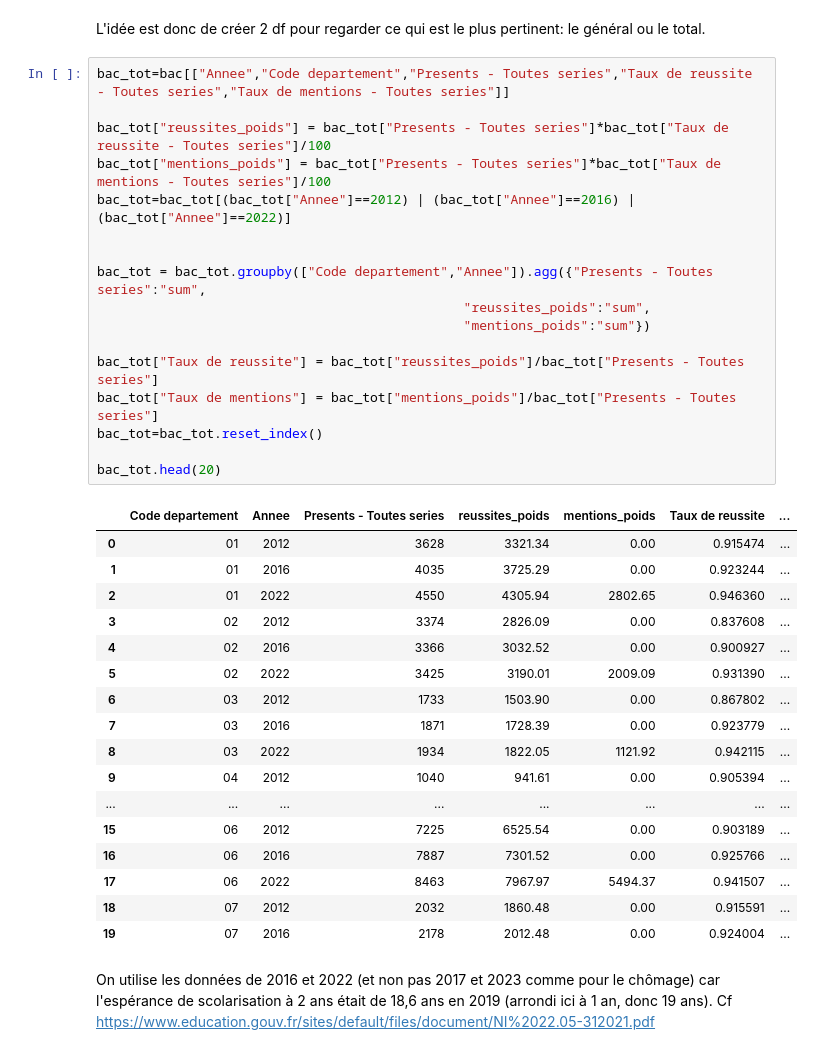
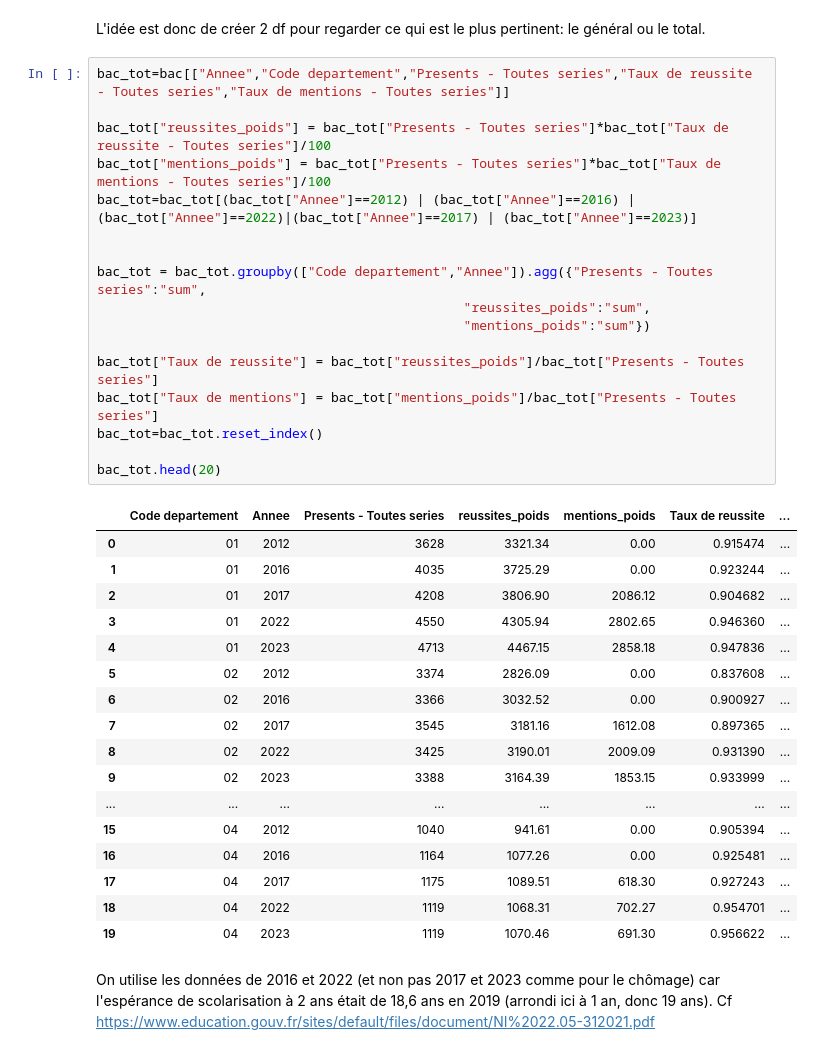
Before and after one commit to ma2nons/Projet-python, a Jupyter notebook: département/test_annees.ipynb, the cells around one changed output. Saved outputs shown, nothing was run; the diff lists cells and outputs as text.

```diff
--- a/département/test_annees.ipynb
+++ b/département/test_annees.ipynb
@@ -211,38 +173,38 @@ L'idée est donc de créer 2 df pour regarder ce qui est le plus pertinent: le g
 # %%
 bac_tot=bac[["Annee","Code departement","Presents - Toutes series","Taux de reussite - Toutes series","Taux de mentions - Toutes series"]]
 
 bac_tot["reussites_poids"] = bac_tot["Presents - Toutes series"]*bac_tot["Taux de reussite - Toutes series"]/100
 bac_tot["mentions_poids"] = bac_tot["Presents - Toutes series"]*bac_tot["Taux de mentions - Toutes series"]/100
-bac_tot=bac_tot[(bac_tot["Annee"]==2012) | (bac_tot["Annee"]==2016) | (bac_tot["Annee"]==2022)]
+bac_tot=bac_tot[(bac_tot["Annee"]==2012) | (bac_tot["Annee"]==2016) | (bac_tot["Annee"]==2022)|(bac_tot["Annee"]==2017) | (bac_tot["Annee"]==2023)]
 
 
 bac_tot = bac_tot.groupby(["Code departement","Annee"]).agg({"Presents - Toutes series":"sum",
                                                "reussites_poids":"sum",
                                                "mentions_poids":"sum"})
 
 bac_tot["Taux de reussite"] = bac_tot["reussites_poids"]/bac_tot["Presents - Toutes series"]
 bac_tot["Taux de mentions"] = bac_tot["mentions_poids"]/bac_tot["Presents - Toutes series"]
 bac_tot=bac_tot.reset_index()
 
 bac_tot.head(20)
 # %% [output]
 |  | Code departement | Annee | Presents - Toutes series | reussites_poids | mentions_poids | Taux de reussite | ... |
 | 0 | 01 | 2012 | 3628 | 3321.34 | 0.00 | 0.915474 | ... |
 | 1 | 01 | 2016 | 4035 | 3725.29 | 0.00 | 0.923244 | ... |
-| 2 | 01 | 2022 | 4550 | 4305.94 | 2802.65 | 0.946360 | ... |
-| 3 | 02 | 2012 | 3374 | 2826.09 | 0.00 | 0.837608 | ... |
-| 4 | 02 | 2016 | 3366 | 3032.52 | 0.00 | 0.900927 | ... |
-| 5 | 02 | 2022 | 3425 | 3190.01 | 2009.09 | 0.931390 | ... |
-| 6 | 03 | 2012 | 1733 | 1503.90 | 0.00 | 0.867802 | ... |
-| 7 | 03 | 2016 | 1871 | 1728.39 | 0.00 | 0.923779 | ... |
-| 8 | 03 | 2022 | 1934 | 1822.05 | 1121.92 | 0.942115 | ... |
-| 9 | 04 | 2012 | 1040 | 941.61 | 0.00 | 0.905394 | ... |
+| 2 | 01 | 2017 | 4208 | 3806.90 | 2086.12 | 0.904682 | ... |
+| 3 | 01 | 2022 | 4550 | 4305.94 | 2802.65 | 0.946360 | ... |
+| 4 | 01 | 2023 | 4713 | 4467.15 | 2858.18 | 0.947836 | ... |
+| 5 | 02 | 2012 | 3374 | 2826.09 | 0.00 | 0.837608 | ... |
+| 6 | 02 | 2016 | 3366 | 3032.52 | 0.00 | 0.900927 | ... |
+| 7 | 02 | 2017 | 3545 | 3181.16 | 1612.08 | 0.897365 | ... |
+| 8 | 02 | 2022 | 3425 | 3190.01 | 2009.09 | 0.931390 | ... |
+| 9 | 02 | 2023 | 3388 | 3164.39 | 1853.15 | 0.933999 | ... |
 | ... | ... | ... | ... | ... | ... | ... | ... |
-| 15 | 06 | 2012 | 7225 | 6525.54 | 0.00 | 0.903189 | ... |
-| 16 | 06 | 2016 | 7887 | 7301.52 | 0.00 | 0.925766 | ... |
-| 17 | 06 | 2022 | 8463 | 7967.97 | 5494.37 | 0.941507 | ... |
-| 18 | 07 | 2012 | 2032 | 1860.48 | 0.00 | 0.915591 | ... |
-| 19 | 07 | 2016 | 2178 | 2012.48 | 0.00 | 0.924004 | ... |
+| 15 | 04 | 2012 | 1040 | 941.61 | 0.00 | 0.905394 | ... |
+| 16 | 04 | 2016 | 1164 | 1077.26 | 0.00 | 0.925481 | ... |
+| 17 | 04 | 2017 | 1175 | 1089.51 | 618.30 | 0.927243 | ... |
+| 18 | 04 | 2022 | 1119 | 1068.31 | 702.27 | 0.954701 | ... |
+| 19 | 04 | 2023 | 1119 | 1070.46 | 691.30 | 0.956622 | ... |
 # %% [markdown]
 On utilise les données de 2016 et 2022 (et non pas 2017 et 2023 comme pour le chômage) car l'espérance de scolarisation à 2 ans était de 18,6 ans en 2019 (arrondi ici à 1 an, donc 19 ans). Cf https://www.education.gouv.fr/sites/default/files/document/NI%2022.05-312021.pdf
 # %%
```
Also changed, not shown: parts of 9 cells of this notebook.
